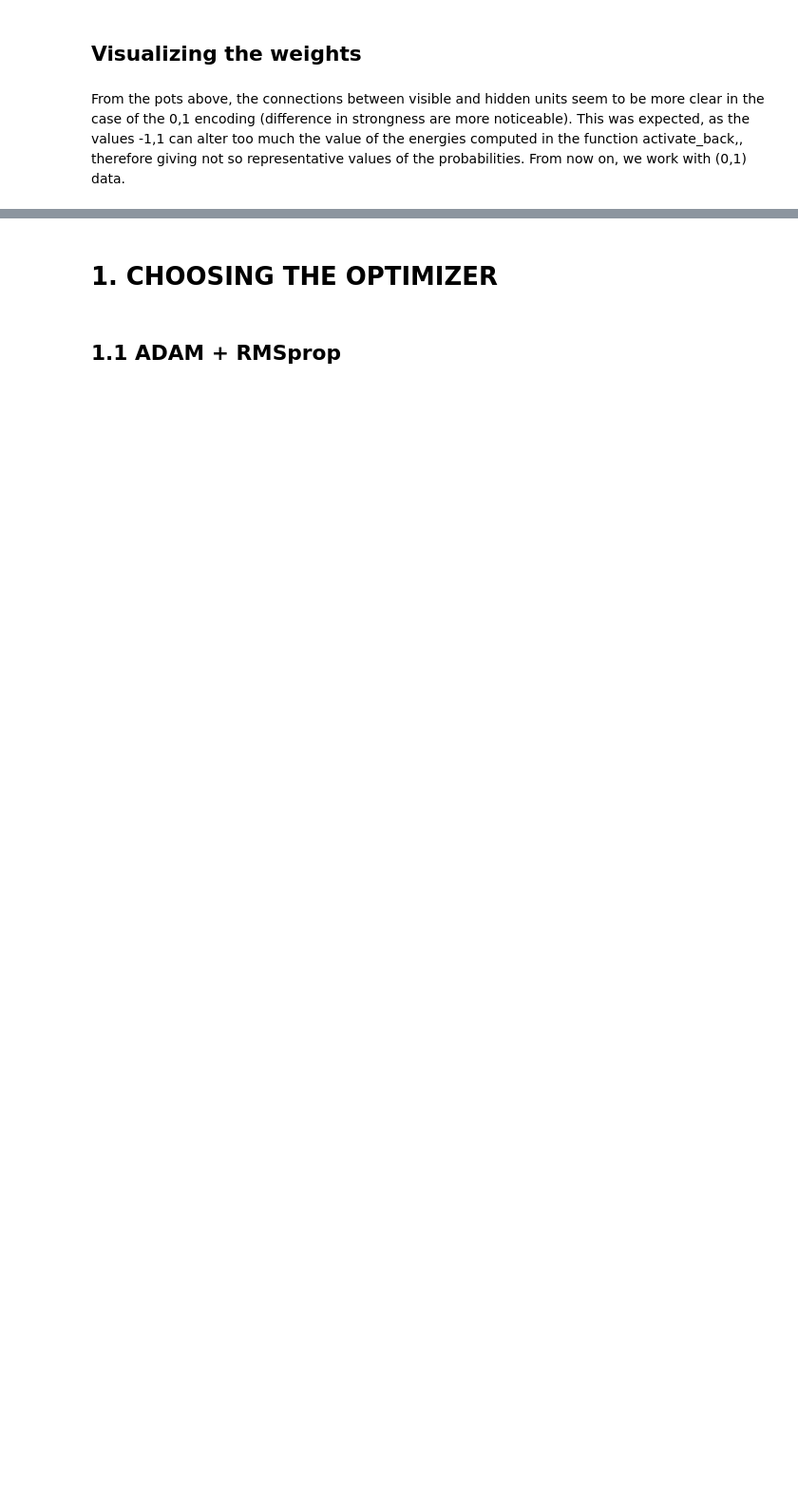
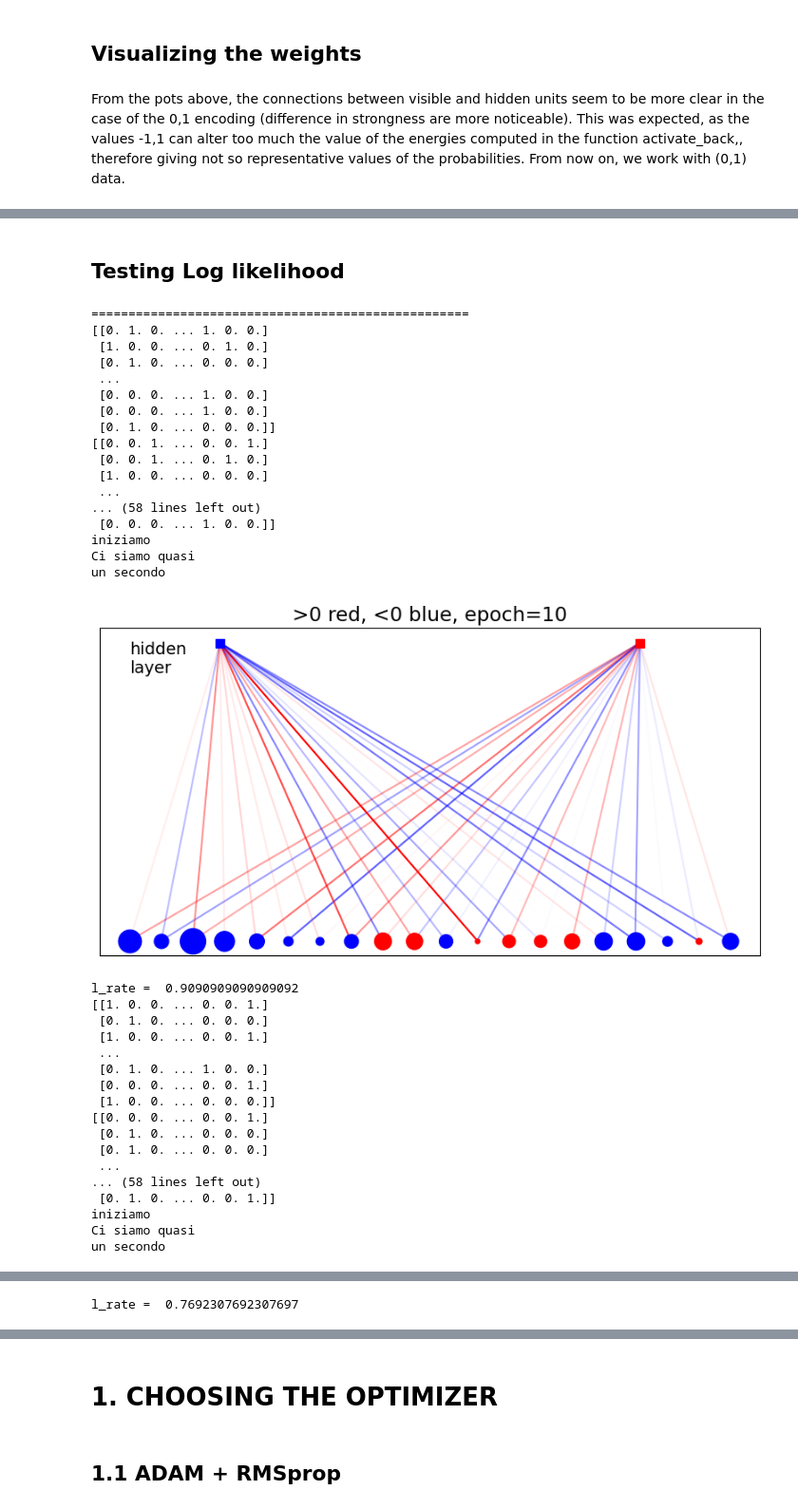
Before and after one commit to isottongloria/LCP-MODULE_B, a Jupyter notebook: group2314_exercise2.ipynb, the cells around one changed output, grey strips where cells are left out. Shown at 95% size. Drawn from its saved outputs; the diff is of its cells as text; code cells hidden in the pictures; blank space fills up the shorter version.

```diff
--- a/group2314_exercise2.ipynb
+++ b/group2314_exercise2.ipynb
@@ -372,17 +410,20 @@ def training(n_ad,epochs,cd_steps,l_rate,M,mini,opt,d,N,L,cov_data,SPINS):
     t=1
     m = 0
 
+    LL=[]
+    V =  []
+    H =  []
+
     second_mom = np.zeros(epochs)
     E_rbm = np.zeros(epochs)
     E_d = np.zeros(epochs)
-    prob_alt = np.zeros(epochs)
 
     print('===================================================')
     for epoch in range(epochs):
          # aggregate normalization of batch statistics and learning rate
         l_rate_m = l_rate / mini
-        V = []
-        for k in range(N):
+
+        for k in range(int(N)):
             if m==0:
                 # initialize averages in miniblock
                 v_data, v_model = np.zeros(L),np.zeros(L)
@@ -403,15 +444,16 @@ def training(n_ad,epochs,cd_steps,l_rate,M,mini,opt,d,N,L,cov_data,SPINS):
             vh_data += np.outer(d.v[k].T,h)
             vh_model+= np.outer(vf.T,hf)
 
-            V.append(vf)  #to use for covariance
+            V.append(vf)
+            H.append(h)
 
             # update energies of the state for each row
             E_rbm[epoch] += E(vf,h)/mini
             E_d[epoch] += E(d.v[k],h)/mini
 
             m += 1
+
             # minibatch
-
             if m==mini:
             # gradient of the likelihood: follow it along its positive direction
             # with a Adam optimizer
@@ -437,12 +479,17 @@ def training(n_ad,epochs,cd_steps,l_rate,M,mini,opt,d,N,L,cov_data,SPINS):
                # print('db =',db)
                 #print('vh_data \n', vh_data, '\n')
                 #print('vh_model \n',vh_model)
+        Vf = np.array(V)
+        Hf = np.array(H)
+        print(Vf)
 
-
+        if epoch%10==9:
+            LL.append(log_likelihood(Vf,Hf,d))
+        V = []
+        H = []
         #second momentum:
-        Vf = np.array(V)
+        #print(H)
         second_mom[epoch] = sec_mom(Vf,N,L,cov_data)
-        prob_alt[epoch] = probability(Vf)
 
         # randomize the order of input data
         np.random.shuffle(d.v)
@@ -452,8 +499,7 @@ def training(n_ad,epochs,cd_steps,l_rate,M,mini,opt,d,N,L,cov_data,SPINS):
             plotgraph(epoch+1)
             print('l_rate = ',l_rate)
 
-
-    return(Vf,d.w,d.a,d.b,E_rbm,E_d,second_mom,prob_alt)
+    return(Vf,d.w,d.a,d.b,second_mom,E_rbm,E_d,second_mom,LL)
 # %% [markdown]
 # 0. CHOOSING REPRESENTATION OF DATA
 # %% [markdown]
@@ -461,6 +507,6 @@ First of all, we have to know if our RMB performs better (the weight are easier
 This is taken into account by the parameter SPINS.
 In this case we are not interested in the best performance, but just in seeing the difference between the two, so the choice of the optimizer is not so relevant. We chose to use ADAM.
 # %%
-Vf,w,a,b,E_rbm,E_d,second_mom,P_alt = training(100,100,3,1.0,M,500,opt,d,N,L,cov_data,SPINS=False)
+Vf,w,a,b,_,_,_,_ = training(100,100,3,1.0,M,500,opt,d,N,L,cov_data,SPINS=False)
 # %% [output]
 ===================================================
@@ -490,2 +520,2 @@ np.savetxt('perc_01.txt',P_alt_01)
 # %%
-Vf,w,a,b,E_rbm,E_d,second_mom,P_alt = training(100,100,3,1.0,M,500,opt,d,N,L,cov_data,SPINS=True)
+Vf,w,a,b,_,_,_,_ = training(100,100,3,1.0,M,500,opt,d,N,L,cov_data,SPINS=True)
@@ -540,0 +553,40 @@ plt.show()
+# %% [markdown]
+## Testing Log likelihood
+# %%
+Vf,d.w,d.a,d.b,second_mom, Log= training(200,200,3,1.0,2,500,opt,d,N,L,cov_data,SPINS=False)
+# %% [output]
+===================================================
+[[0. 1. 0. ... 1. 0. 0.]
+ [1. 0. 0. ... 0. 1. 0.]
+ [0. 1. 0. ... 0. 0. 0.]
+ ...
+ [0. 0. 0. ... 1. 0. 0.]
+ [0. 0. 0. ... 1. 0. 0.]
+ [0. 1. 0. ... 0. 0. 0.]]
+[[0. 0. 1. ... 0. 0. 1.]
+ [0. 0. 1. ... 0. 1. 0.]
+ [1. 0. 0. ... 0. 0. 0.]
+ ...
+... (58 lines left out)
+ [0. 0. 0. ... 1. 0. 0.]]
+iniziamo
+Ci siamo quasi
+un secondo
+[figure, added]
+l_rate =  0.9090909090909092
+[[1. 0. 0. ... 0. 0. 1.]
+ [0. 1. 0. ... 0. 0. 0.]
+ [1. 0. 0. ... 0. 0. 1.]
+ ...
+ [0. 1. 0. ... 1. 0. 0.]
+ [0. 0. 0. ... 0. 0. 1.]
+ [1. 0. 0. ... 0. 0. 0.]]
+[[0. 0. 0. ... 0. 0. 1.]
+ [0. 1. 0. ... 0. 0. 0.]
+ [0. 1. 0. ... 0. 0. 0.]
+ ...
+... (58 lines left out)
+ [0. 1. 0. ... 0. 0. 1.]]
+iniziamo
+Ci siamo quasi
+un secondo
@@ -540,0 +612 @@ plt.show()
+l_rate =  0.7692307692307697
```
Also changed, not shown: parts of 44 cells of this notebook.
